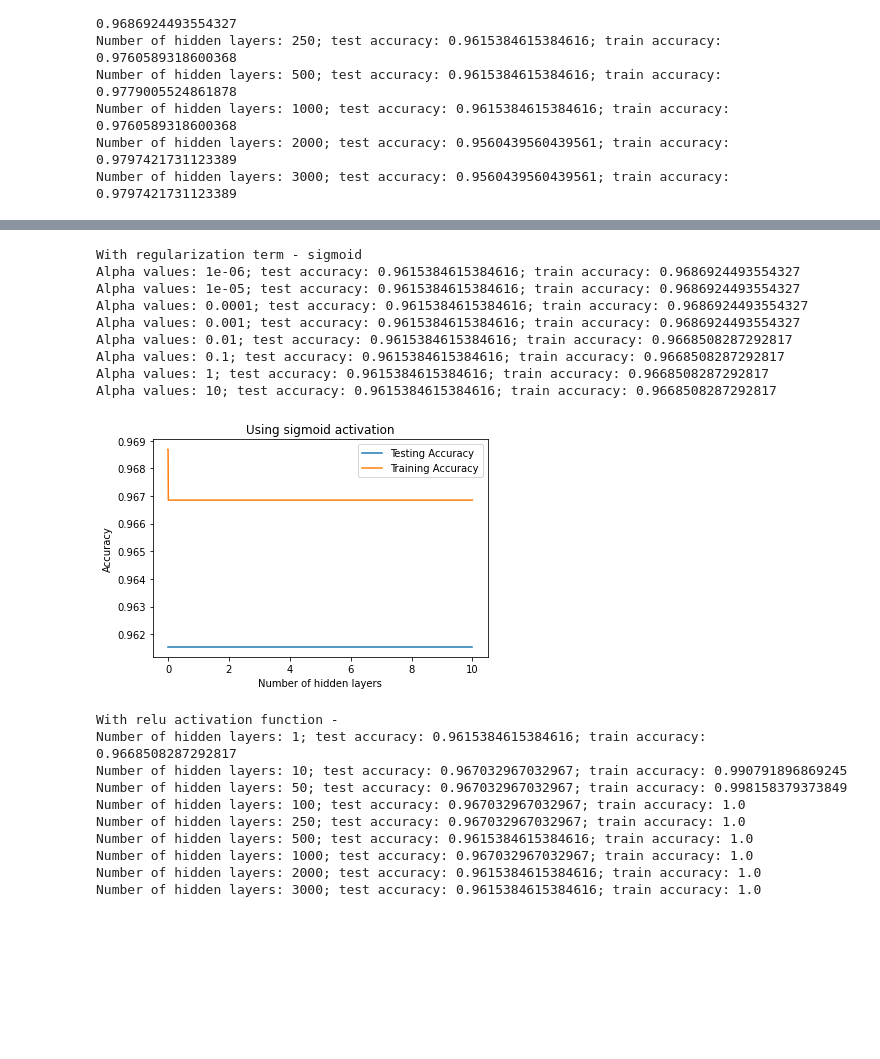
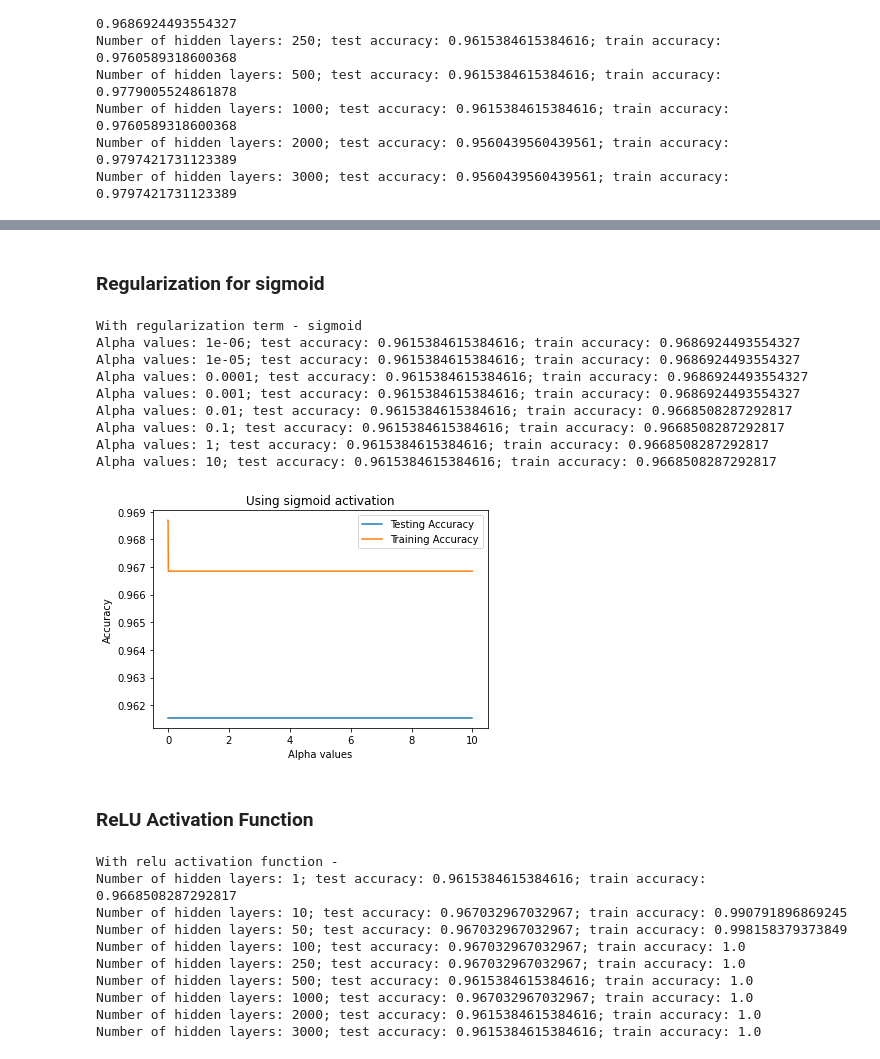
Before and after one commit to apurbaanik/ML_Final_Project_NBA, a Jupyter notebook: ML_Final_Project_Neural_Networks.ipynb, the cells around one changed output, grey strips where cells are left out. Cells and saved outputs as stored; diff of their text form; code cells hidden in the pictures; blank space fills up the shorter version.

```diff
--- a/ML_Final_Project_Neural_Networks.ipynb
+++ b/ML_Final_Project_Neural_Networks.ipynb
@@ -129,32 +145,35 @@ plt.show()
+# %% [markdown]
+### Regularization for sigmoid
 # %%
-# regularization for sigmoid
 print("With regularization term - sigmoid")
 sig_scores = []
 sig_train_score = []
-alphas = [0.000001, 0.00001, 0.0001, 0.001, 0.01, 0.1, 1, 10]
+alphas = [0.000001, 0.00001, 0.0001, 0.001, 0.01, 0.1, 1, 10] # different alpha values that determines the strenght of the regularization
 for i in alphas:
   clf = MLPClassifier(random_state=1, hidden_layer_sizes = 100, alpha = i, activation = 'logistic', max_iter=3000).fit(X_train, y_train.reshape(y_train.size,))
   score1 = clf.score(X_test, y_test)
   sig_scores.append(score1)
   score2 = clf.score(X_train, y_train)
   sig_train_score.append(score2)
   print("Alpha values: " + str(i) + "; test accuracy: " + str(score1) + "; train accuracy: " + str(score2))
 plt.plot(alphas, sig_scores, label = "Testing Accuracy")
 plt.plot(alphas, sig_train_score, label = "Training Accuracy")
 plt.title("Using sigmoid activation")
-plt.xlabel("Number of hidden layers")
+plt.xlabel("Alpha values")
 plt.ylabel("Accuracy")
 plt.legend()
 plt.show()
 # %% [output]
 With regularization term - sigmoid
 Alpha values: 1e-06; test accuracy: 0.9615384615384616; train accuracy: 0.9686924493554327
 Alpha values: 1e-05; test accuracy: 0.9615384615384616; train accuracy: 0.9686924493554327
 Alpha values: 0.0001; test accuracy: 0.9615384615384616; train accuracy: 0.9686924493554327
 Alpha values: 0.001; test accuracy: 0.9615384615384616; train accuracy: 0.9686924493554327
 Alpha values: 0.01; test accuracy: 0.9615384615384616; train accuracy: 0.9668508287292817
 Alpha values: 0.1; test accuracy: 0.9615384615384616; train accuracy: 0.9668508287292817
 Alpha values: 1; test accuracy: 0.9615384615384616; train accuracy: 0.9668508287292817
 Alpha values: 10; test accuracy: 0.9615384615384616; train accuracy: 0.9668508287292817
-[figure, old version]
+[figure, new version]
+# %% [markdown]
+### ReLU Activation Function
 # %%
```
Also changed, not shown: parts of 20 cells of this notebook.
